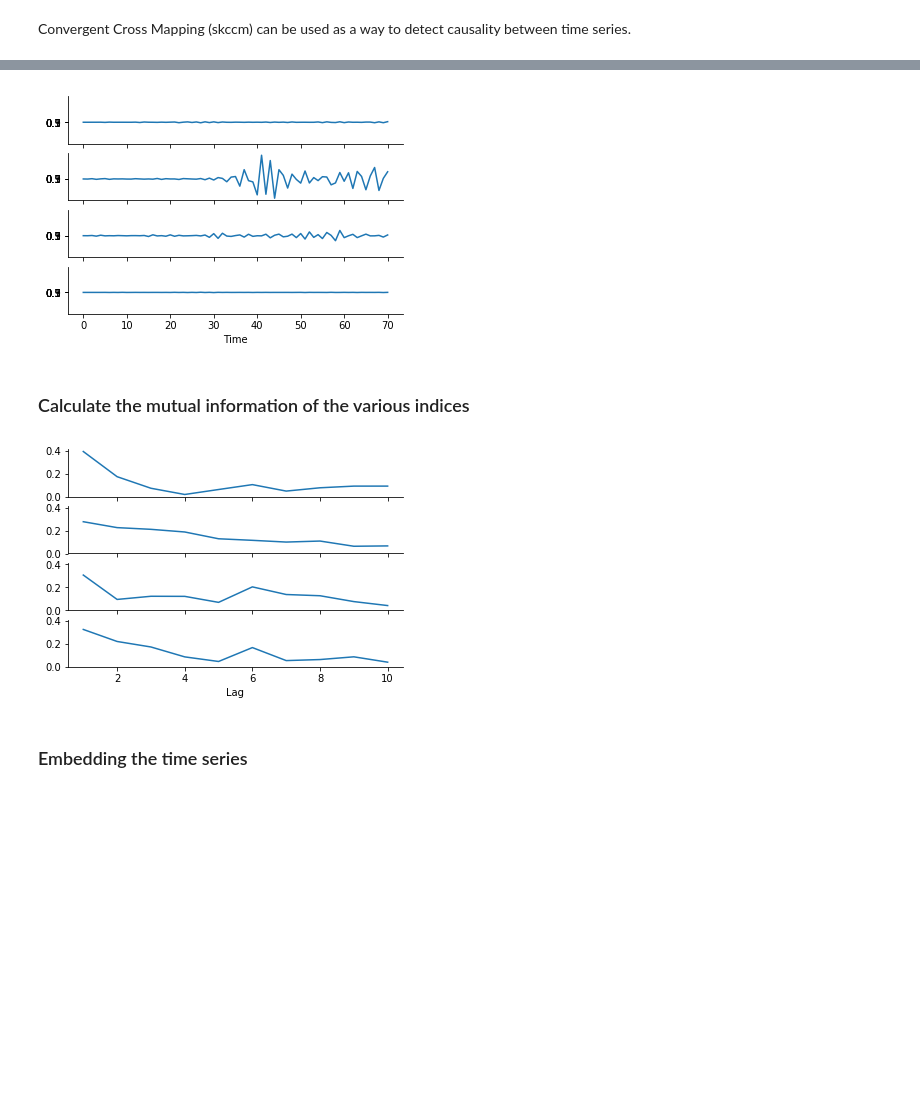
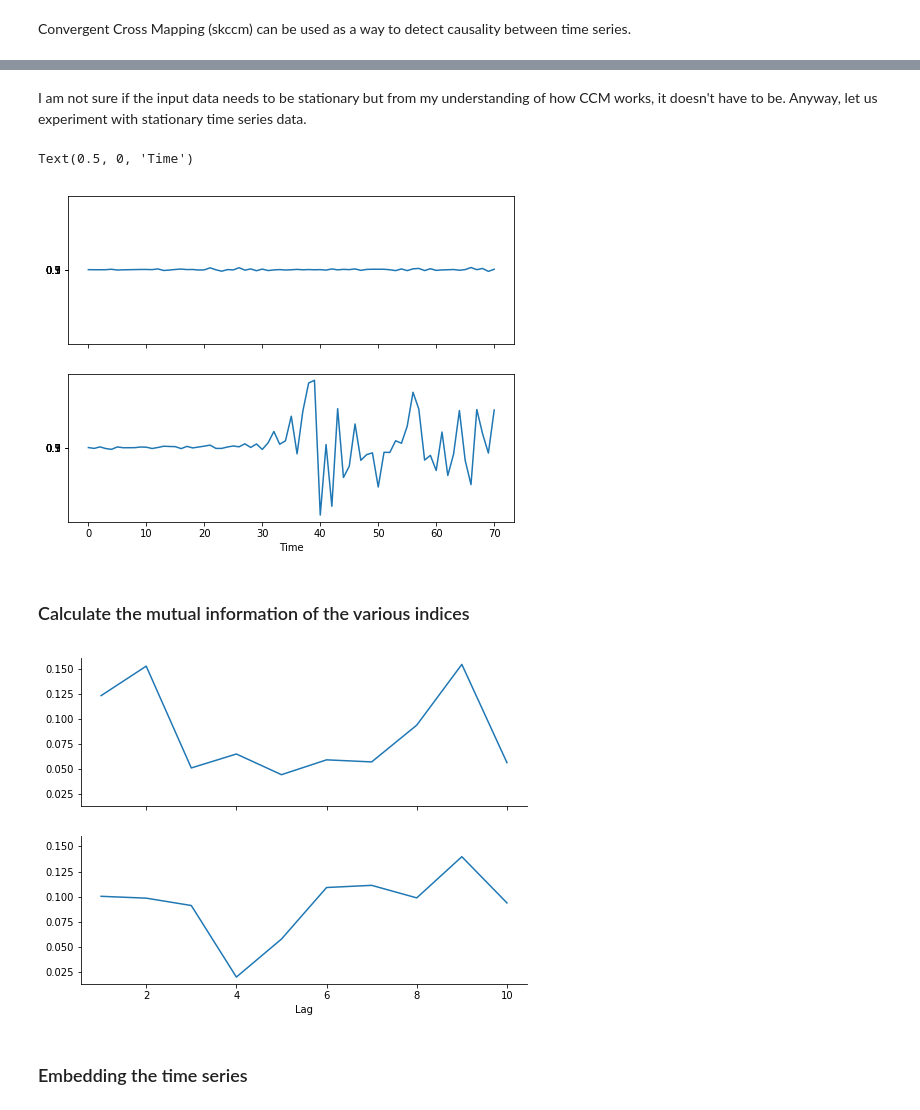
Before and after one commit to ikttan/btc-econ, a Jupyter notebook: xmapping.ipynb, the cells around one changed output, grey strips where cells are left out. Saved outputs shown, nothing was run; the diff lists cells and outputs as text; code cells hidden in the pictures; blank space fills up the shorter version.

```diff
--- a/xmapping.ipynb
+++ b/xmapping.ipynb
@@ -260,7 +159,7 @@ if (len(btcDf) == len(chinaDf) == len(usDf)):
 # %% [output]
 Data frames ready to merge
 # %%
-allDf = btcDf.merge(globalDf.merge(chinaDf).merge(usDf))
+allDf = btcDf.merge(globalDf)
 # %%
 allDf.head()
 # %% [output]
@@ -295,7 +177,7 @@ Just to get some intuition on the type of data we are dealing with, we do a norm
 # %% [markdown]
 We use only the BTC closing price.
 # %%
-gDf = allDf.loc[:,['Close', 'GEPU_current', 'TPU', 'News_Based_Policy_Uncert_Index', 'FedStateLocal_Ex_disagreement', 'CPI_disagreement', 'Tax_expiration']]
-gDf.columns = ['BTC','GlobalEPU','TPU','News', 'FedState', 'CPI','Tax']
+gDf = allDf.loc[:,['Close', 'GEPU_current']]
+gDf.columns = ['BTC','GlobalEPU']
 gDf.head()
 # %% [output]
@@ -310,8 +192,6 @@ Let's have a look at the indices that we are interested in, BTC, GlobalEPU, Chin
 # %%
-import matplotlib.pyplot as plt
-%matplotlib inline
-dataset = gDf.loc[:,['BTC','GlobalEPU','TPU','CPI']]
-fig, axes = plt.subplots(nrows=2, ncols=2, dpi=120, figsize=(10,6))
+dataset = gDf.loc[:,['BTC','GlobalEPU']]
+fig, axes = plt.subplots(nrows=2, dpi=120, figsize=(8,6))
 for i, ax in enumerate(axes.flatten()):
     data = dataset[dataset.columns[i]]
     ax.plot(data, color='red', linewidth=1)
@@ -335,22 +267,19 @@ Let's make the data as stationary time series
+# %% [markdown]
+I am not sure if the input data needs to be stationary but from my understanding of how CCM works, it doesn't have to be.
+Anyway, let us experiment with stationary time series data.
 # %%
 dataset['GlobalEPU'] = np.diff(dataset['GlobalEPU'], prepend=dataset['GlobalEPU'][0])
 dataset['BTC'] = np.diff(dataset['BTC'], prepend=dataset['BTC'][0])
-dataset['TPU'] = np.diff(dataset['TPU'], prepend=dataset['TPU'][0])
-dataset['CPI'] = np.diff(dataset['CPI'], prepend=dataset['CPI'][0])
 # %%
-fig,ax = plt.subplots(nrows=4,sharex=True,sharey=True)
+fig,ax = plt.subplots(nrows=2,sharex=True,sharey=True,figsize=(8,6))
 
 ax[0].plot(dataset['GlobalEPU'])
 ax[1].plot(dataset['BTC'])
-ax[2].plot(dataset['TPU'])
-ax[3].plot(dataset['CPI'])
 ax[0].set_yticks([.1,.3,.5,.7,.9])
-ax[1].set_yticks([.1,.3,.5,.7,.9])
-ax[2].set_yticks([.1,.3,.5,.7,.9])
-ax[3].set_xlabel('Time')
-sns.despine()
+ax[1].set_xlabel('Time')
 # %% [output]
+Text(0.5, 0, 'Time')
-[figure, old version]
+[figure, new version]
 # %% [markdown]
 ### Calculate the mutual information of the various indices
 # %%
@@ -366,13 +291,11 @@ mi4 = e4.mutual_information(10)
 # %%
-fig,ax = plt.subplots(nrows=4,sharex=True,sharey=True)
+fig,ax = plt.subplots(nrows=2,sharex=True,sharey=True,figsize=(8,6))
 ax[0].plot(np.arange(1,11),mi1)
 ax[1].plot(np.arange(1,11),mi2)
-ax[2].plot(np.arange(1,11),mi3)
-ax[3].plot(np.arange(1,11),mi4)
-ax[3].set_xlabel('Lag')
+ax[1].set_xlabel('Lag')
 sns.despine()
 # %% [output]
-[figure, old version]
+[figure, new version]
 # %% [markdown]
 ### Embedding the time series
 # %%
```
Also changed, not shown: parts of 61 cells of this notebook, 1 other file.
